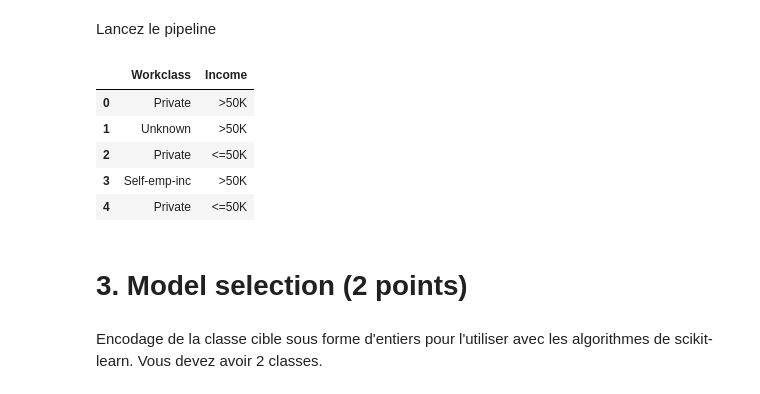
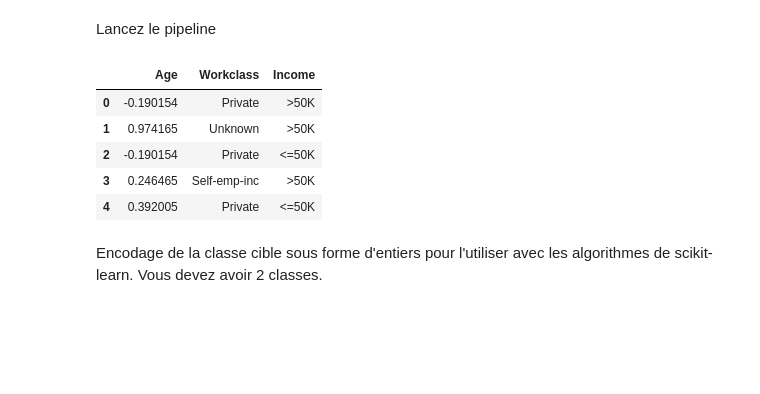
Before and after one commit to olivierND/INF8215, a Jupyter notebook: TP3/TP3_1850196.ipynb, the cells around one changed output. Saved outputs shown, nothing was run; the diff lists cells and outputs as text; code cells hidden in the pictures; blank space fills up the shorter version.

```diff
--- a/TP3/TP3_1850196.ipynb
+++ b/TP3/TP3_1850196.ipynb
@@ -701,32 +713,37 @@ from sklearn.pipeline import Pipeline, FeatureUnion
 from sklearn.compose import ColumnTransformer
 from sklearn.impute import SimpleImputer
 
-pipeline_workclass = Pipeline([
-    ('unknown', TransformationWrapper(transformation = parse_unknown))
-])
+    pipeline_workclass = Pipeline([
+        ('unknown', TransformationWrapper(transformation = parse_unknown))
+    ])
 
-pipeline_income = Pipeline([
-    ('income', TransformationWrapper(transformation = parse_income))
-])
+    pipeline_income = Pipeline([
+        ('income', TransformationWrapper(transformation = parse_income))
+    ])
+
+    # pour normaliser
+    pipeline_numerical = Pipeline([
+        ("fillna", SimpleImputer(strategy = 'mean') ),
+        ("scaler", StandardScaler())
+    ])
 
 
 full_pipeline = ColumnTransformer([
+        ("Age", pipeline_numerical, ["Age"]),
         ("Workclass", pipeline_workclass, ["Workclass"]),
         ("Income", pipeline_income, ["Income"]),
     ])
 # %% [markdown]
 Lancez le pipeline
 # %%
-column_names = ["Workclass","Income"] # TODO ajouter les noms des colonnes selon le nouvel ordre du pipeline
+column_names = ["Age", "Workclass", "Income"] # TODO ajouter les noms des colonnes selon le nouvel ordre du pipeline
 X_train_preprocess = pd.DataFrame(full_pipeline.fit_transform(X_train), columns=column_names)
 X_test_preprocess = pd.DataFrame(full_pipeline.fit_transform(X_test), columns=column_names)
 X_train_preprocess.head()
 # %% [output]
-|  | Workclass | Income |
-| 0 | Private | >50K |
-| 1 | Unknown | >50K |
-| 2 | Private | <=50K |
-| 3 | Self-emp-inc | >50K |
-| 4 | Private | <=50K |
+|  | Age | Workclass | Income |
+| 0 | -0.190154 | Private | >50K |
+| 1 | 0.974165 | Unknown | >50K |
+| 2 | -0.190154 | Private | <=50K |
+| 3 | 0.246465 | Self-emp-inc | >50K |
+| 4 | 0.392005 | Private | <=50K |
-# %% [markdown]
-# 3. Model selection (2 points)
```
Also changed, not shown: parts of 4 cells of this notebook, 1 other file.
